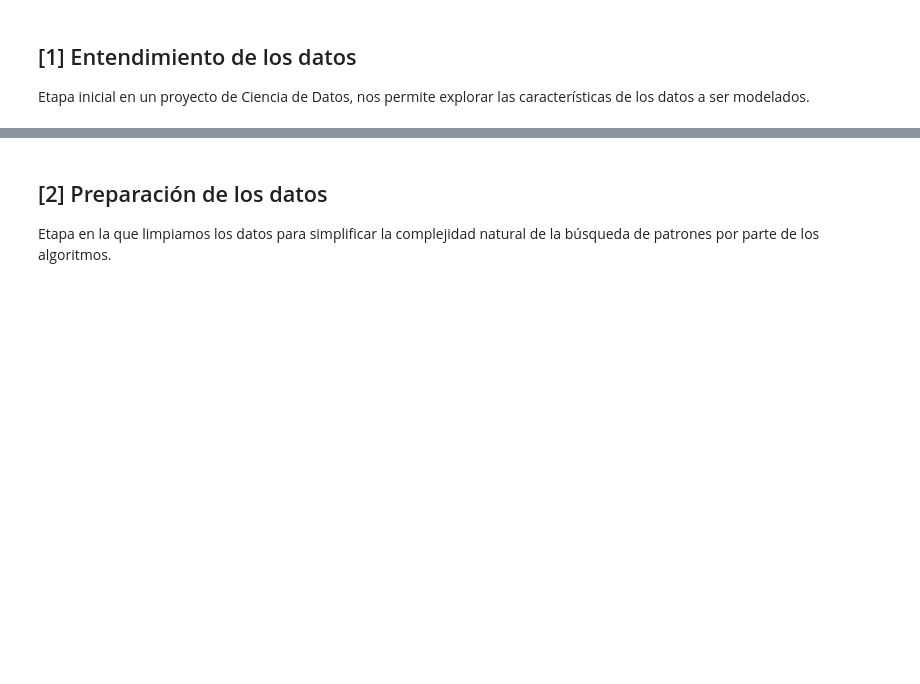
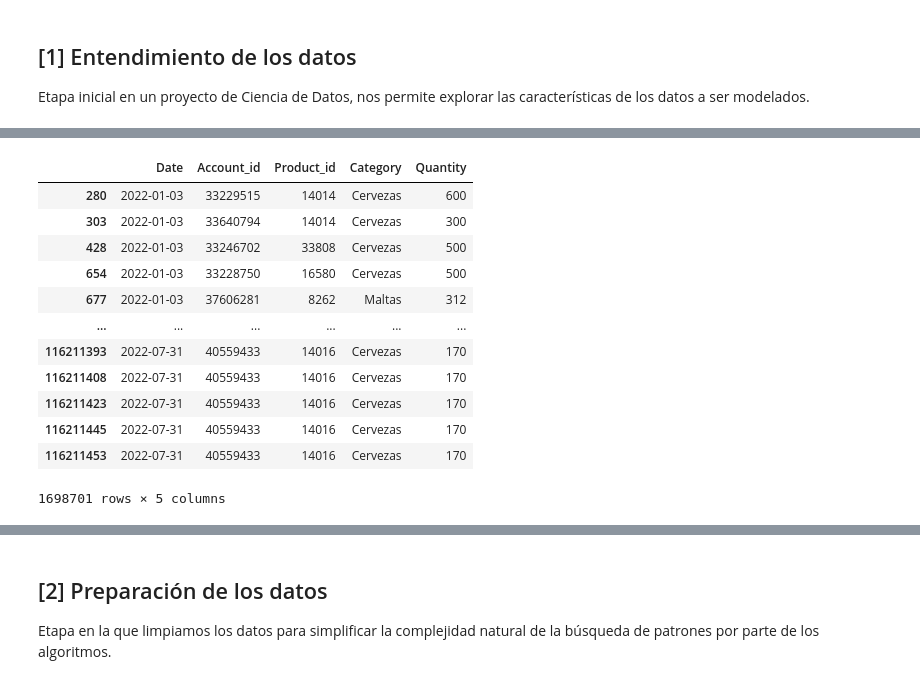
Before and after one commit to escorpio11/programa-python, a Jupyter notebook: modulo_3/Actividad_41_Pandas.ipynb, the cells around one changed output, grey strips where cells are left out. Saved outputs shown, nothing was run; the diff lists cells and outputs as text; code cells hidden in the pictures; blank space fills up the shorter version.

```diff
--- a/modulo_3/Actividad_41_Pandas.ipynb
+++ b/modulo_3/Actividad_41_Pandas.ipynb
@@ -52,3 +132,20 @@ data[data['Account_id']==33236916]
+# %%
+# Inspeccionamos la compra de los clientes para cantidades superiores a 100
+data[data['Quantity']>100]
+# %% [output]
+|  | Date | Account_id | Product_id | Category | Quantity |
+| 280 | 2022-01-03 | 33229515 | 14014 | Cervezas | 600 |
+| 303 | 2022-01-03 | 33640794 | 14014 | Cervezas | 300 |
+| 428 | 2022-01-03 | 33246702 | 33808 | Cervezas | 500 |
+| 654 | 2022-01-03 | 33228750 | 16580 | Cervezas | 500 |
+| 677 | 2022-01-03 | 37606281 | 8262 | Maltas | 312 |
+| ... | ... | ... | ... | ... | ... |
+| 116211393 | 2022-07-31 | 40559433 | 14016 | Cervezas | 170 |
+| 116211408 | 2022-07-31 | 40559433 | 14016 | Cervezas | 170 |
+| 116211423 | 2022-07-31 | 40559433 | 14016 | Cervezas | 170 |
+| 116211445 | 2022-07-31 | 40559433 | 14016 | Cervezas | 170 |
+| 116211453 | 2022-07-31 | 40559433 | 14016 | Cervezas | 170 |
+1698701 rows × 5 columns
 # %%
 # Creamos una lista de campos que serán analizados
 vars = data.columns.to_list()
```
Also changed, not shown: parts of 16 cells of this notebook.
